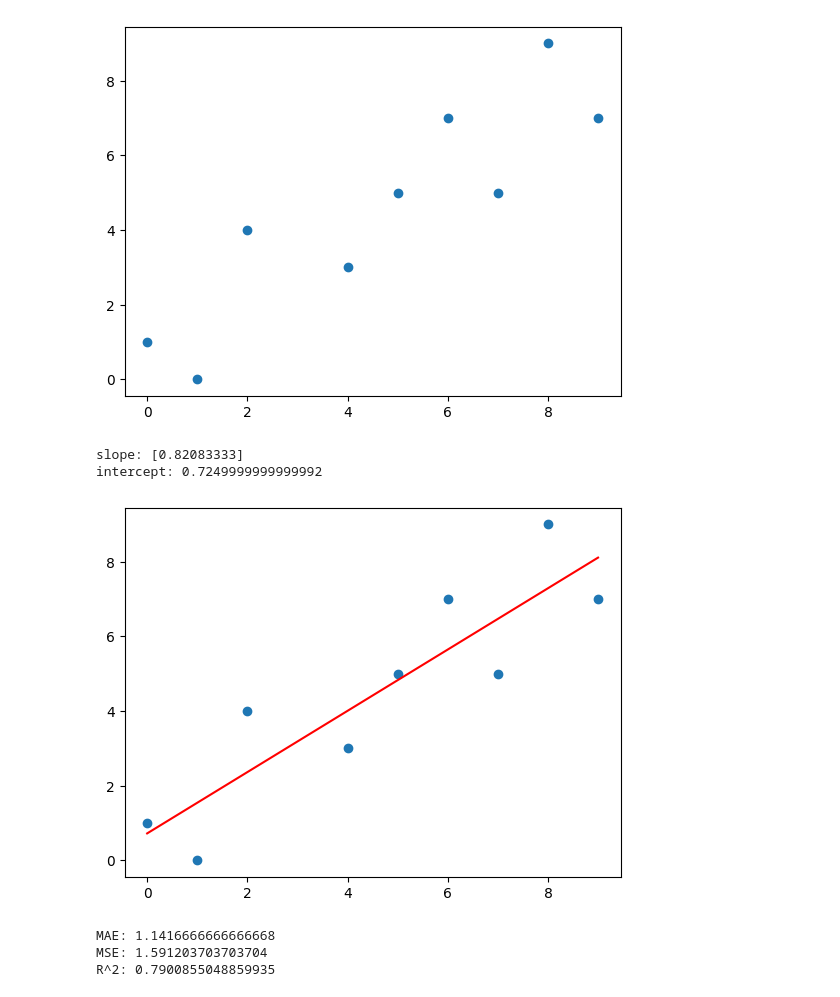
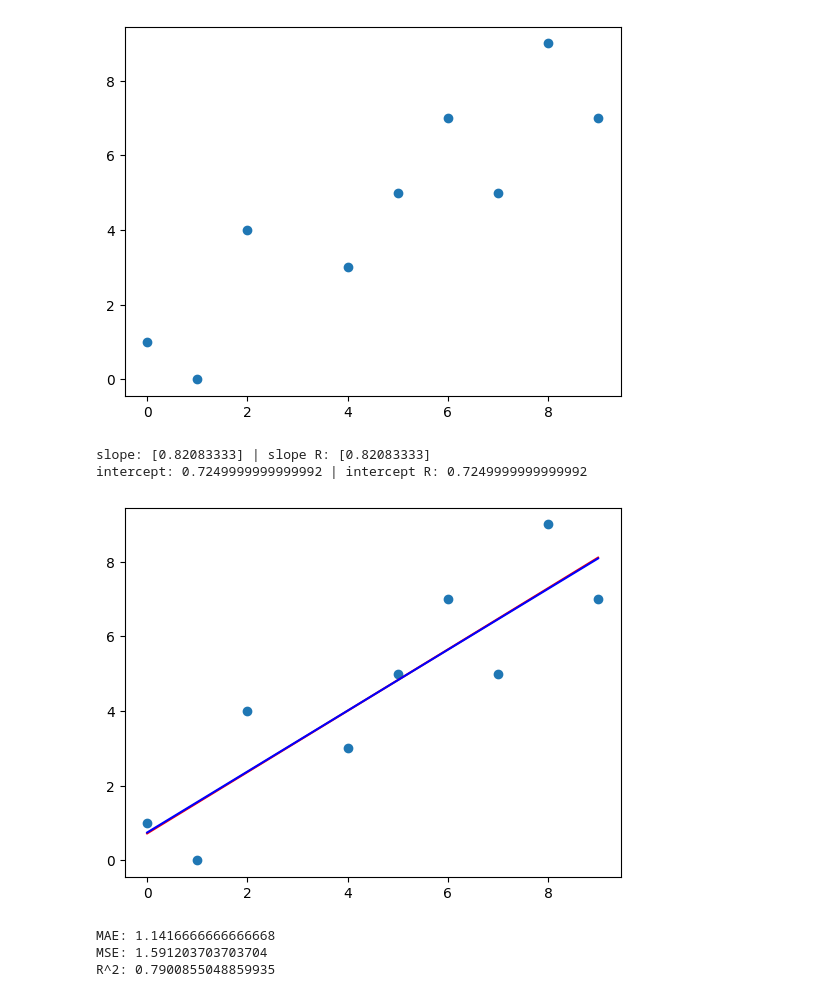
Before and after one commit to lishav123/MLS-track-notes-, a Jupyter notebook: Supervised_Learning_with_Scikit_learn.ipynb, the cells around one changed output. Cells and saved outputs as stored; diff of their text form; code cells hidden in the pictures.

Commit message:
added Ridge

```diff
--- a/Supervised_Learning_with_Scikit_learn.ipynb
+++ b/Supervised_Learning_with_Scikit_learn.ipynb
@@ -147,19 +147,25 @@ plt.show()
 [figure]
 # %%
 from sklearn.linear_model import LinearRegression
+from sklearn.linear_model import Ridge
 
 model = LinearRegression()
+ridge = Ridge(alpha=0.5)
+
 model.fit(X.reshape(-1, 1), y)
-print(f"slope: {model.coef_}")
-print(f"intercept: {model.intercept_}")
+ridge.fit(X.reshape(-1, 1), y)
+
+print(f"slope: {model.coef_} | slope R: {model.coef_}")
+print(f"intercept: {model.intercept_} | intercept R: {model.intercept_}")
 
 plt.scatter(X, y)
 plt.plot(X, model.predict(X.reshape(-1, 1)), color="red")
+plt.plot(X, ridge.predict(X.reshape(-1, 1)), color="blue")
 plt.show()
 # %% [output]
-slope: [0.82083333]
-intercept: 0.7249999999999992
+slope: [0.82083333] | slope R: [0.82083333]
+intercept: 0.7249999999999992 | intercept R: 0.7249999999999992
-[figure, old version]
+[figure, new version]
 # %%
 from sklearn.metrics import mean_absolute_error, mean_squared_error
 
```
